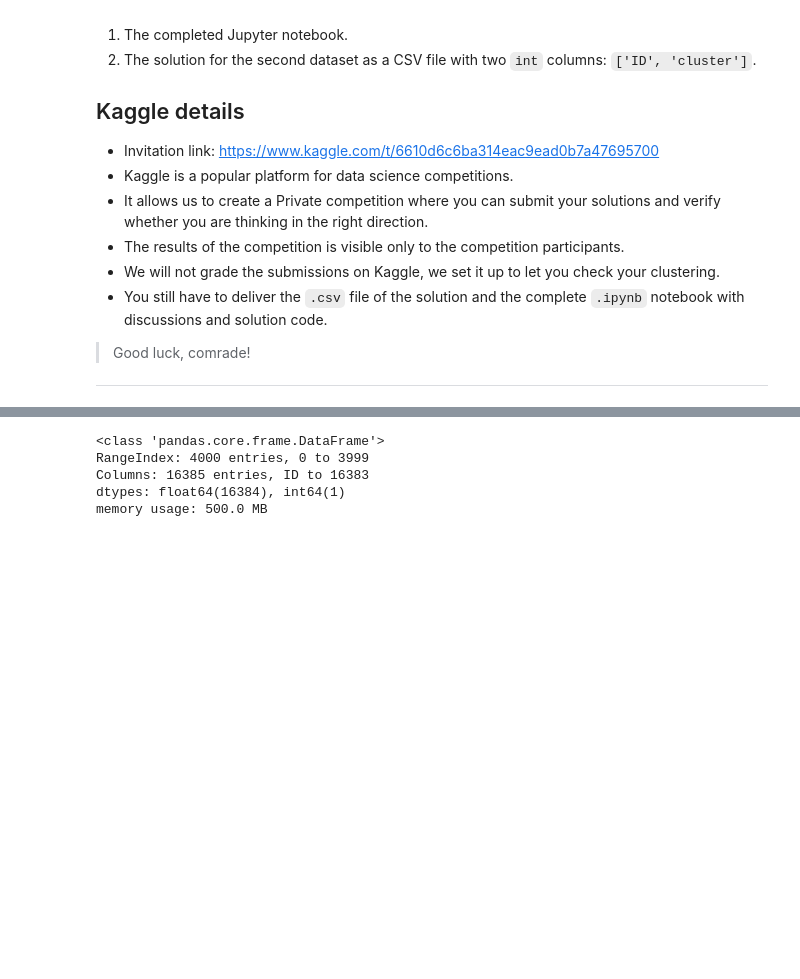
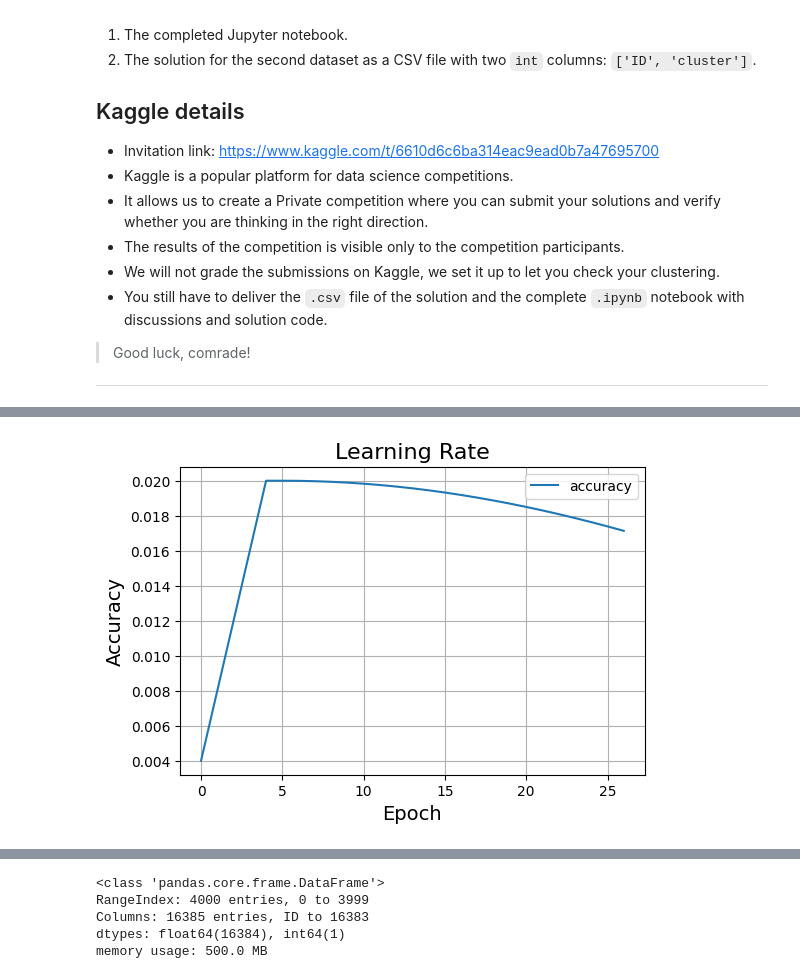
Before and after one commit to kajaprestn/TDT4172, a Jupyter notebook: Assignments/Assignment2/Chapter_2.ipynb, the cells around one changed output, grey strips where cells are left out. Drawn from its saved outputs; the diff is of its cells as text; code cells hidden in the pictures; blank space fills up the shorter version.

```diff
--- a/Assignments/Assignment2/Chapter_2.ipynb
+++ b/Assignments/Assignment2/Chapter_2.ipynb
@@ -88,3 +269,16 @@ plt.colorbar()
+# %%
+# Visualization of learning rate
+
+plt.figure(figsize=(6, 4))
+plt.plot(LRs, label='accuracy')
+plt.grid(True)
+plt.xlabel('Epoch', fontsize=14)
+plt.ylabel('Accuracy', fontsize=14)
+plt.title('Learning Rate', fontsize=16)
+plt.legend()
+plt.show()
+# %% [output]
+[figure, added]
 # %% [markdown]
 # 📶📡🛰️🤳 Mission 2.2: Locate the AI Servers
 
```
Also changed, not shown: parts of 19 cells of this notebook, 8 other files.
